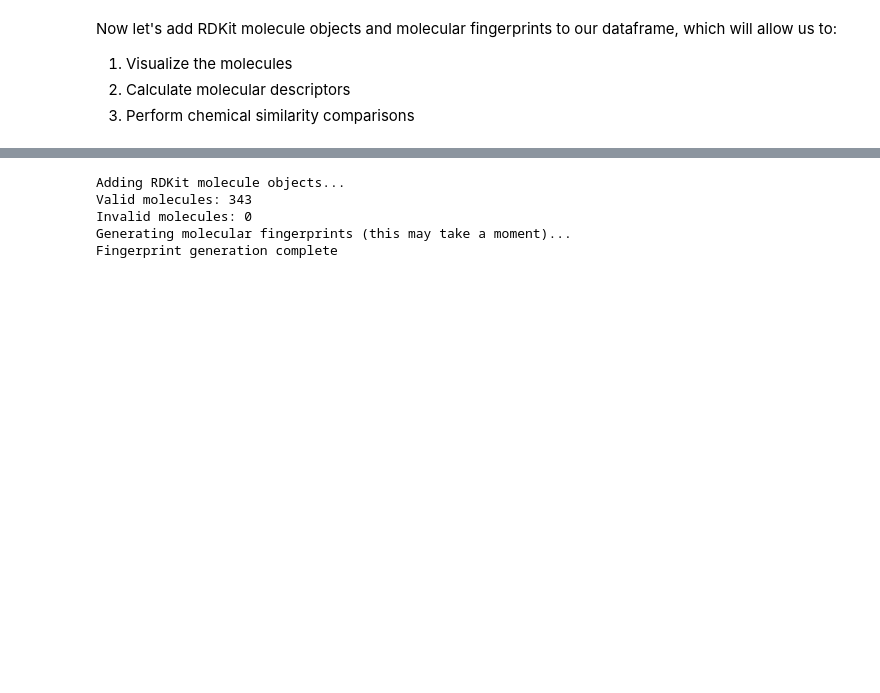
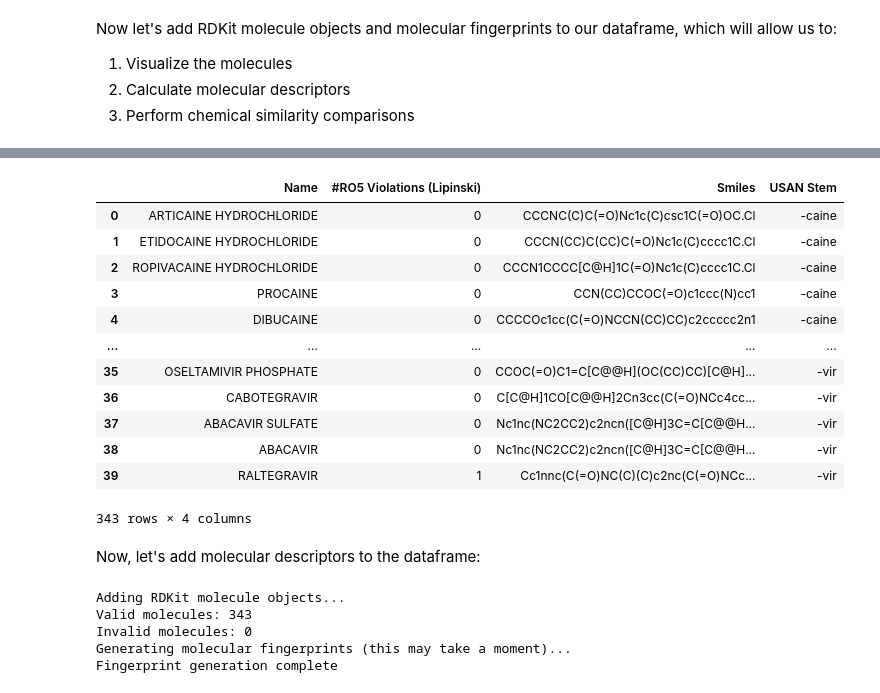
Before and after one commit to paymantohidifar/build-ai-drug-discovery-pipeline-book, a Jupyter notebook: notebooks/CH01_FLYNN_ML4DD.ipynb, the cells around one changed output, grey strips where cells are left out. Drawn from its saved outputs; the diff is of its cells as text; code cells hidden in the pictures; blank space fills up the shorter version.

```diff
--- a/notebooks/CH01_FLYNN_ML4DD.ipynb
+++ b/notebooks/CH01_FLYNN_ML4DD.ipynb
@@ -405,6 +412,24 @@ In practice, it's importtant to consider the following:
 $$T(A, B) = \frac{\vert{}A \cap B\vert{}}{\vert{}A \cup B\vert{}} = \frac{c}{a + b - c}$$
 
 Where $a$ and $b$ represent the number of set bits in compounds $A$ and $B$, and $c$ is the number of shared set bits.
+# %%
+fda_approved_df
+# %% [output]
+|  | Name | #RO5 Violations (Lipinski) | Smiles | USAN Stem |
+| 0 | ARTICAINE HYDROCHLORIDE | 0 | CCCNC(C)C(=O)Nc1c(C)csc1C(=O)OC.Cl | -caine |
+| 1 | ETIDOCAINE HYDROCHLORIDE | 0 | CCCN(CC)C(CC)C(=O)Nc1c(C)cccc1C.Cl | -caine |
+| 2 | ROPIVACAINE HYDROCHLORIDE | 0 | CCCN1CCCC[C@H]1C(=O)Nc1c(C)cccc1C.Cl | -caine |
+| 3 | PROCAINE | 0 | CCN(CC)CCOC(=O)c1ccc(N)cc1 | -caine |
+| 4 | DIBUCAINE | 0 | CCCCOc1cc(C(=O)NCCN(CC)CC)c2ccccc2n1 | -caine |
+| ... | ... | ... | ... | ... |
+| 35 | OSELTAMIVIR PHOSPHATE | 0 | CCOC(=O)C1=C[C@@H](OC(CC)CC)[C@H]... | -vir |
+| 36 | CABOTEGRAVIR | 0 | C[C@H]1CO[C@@H]2Cn3cc(C(=O)NCc4cc... | -vir |
+| 37 | ABACAVIR SULFATE | 0 | Nc1nc(NC2CC2)c2ncn([C@H]3C=C[C@@H... | -vir |
+| 38 | ABACAVIR | 0 | Nc1nc(NC2CC2)c2ncn([C@H]3C=C[C@@H... | -vir |
+| 39 | RALTEGRAVIR | 1 | Cc1nnc(C(=O)NC(C)(C)c2nc(C(=O)NCc... | -vir |
+343 rows × 4 columns
+# %% [markdown]
+Now, let's add molecular descriptors to the dataframe:
 # %%
 def add_molecular_data(df, smiles_col='Smiles'):
     """
```
Also changed, not shown: parts of 38 cells of this notebook.
